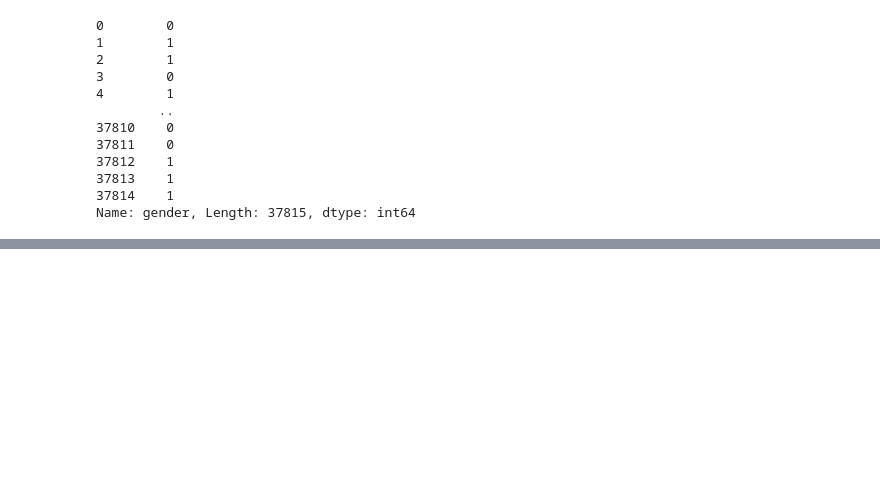
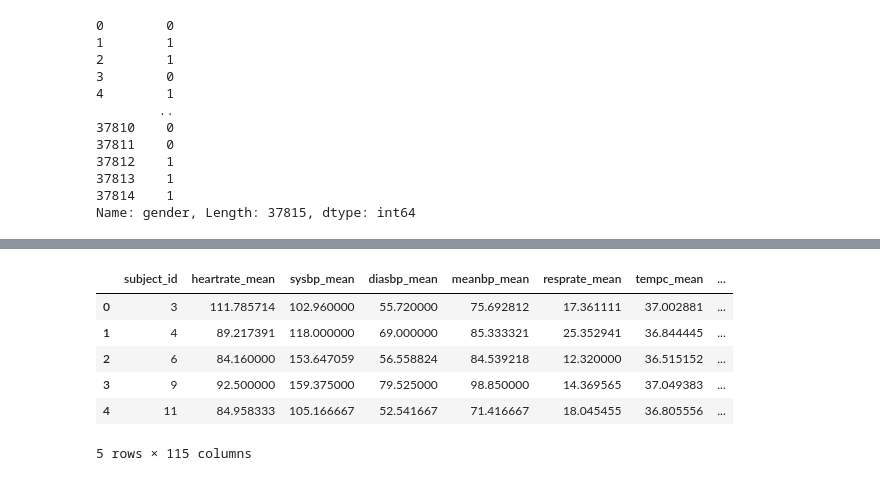
Before and after one commit to MemphiS047/icu-flow-prediction, a Jupyter notebook: script/preprocessing.ipynb, the cells around one changed output, grey strips where cells are left out. Drawn from its saved outputs; the diff is of its cells as text; code cells hidden in the pictures; blank space fills up the shorter version.

```diff
--- a/script/preprocessing.ipynb
+++ b/script/preprocessing.ipynb
@@ -288,5 +288,5 @@ Name: diagnosis_encoded, Length: 37815, dtype: float64
 # For rest of the cateogircal columns we will use one hot encoding
 categorical_cols = ['marital_status', 'ethnicity_grouped',
                     'first_careunit', 'last_careunit', 'admission_type',
-                    'admission_location', 'discharge_location']
+                    'admission_location', 'discharge_location', 'insurance']
 df = pd.get_dummies(df, columns=categorical_cols)
@@ -292,0 +302,4 @@ df = pd.get_dummies(df, columns=categorical_cols)
+# %%
+# Dropping rest of the unecessary columns
+columns_to_remove = ['language', 'religion', 'diagnosis', 'ethnicity']
+df = df.drop(columns_to_remove, axis=1)
@@ -293,3 +322,13 @@ df = pd.get_dummies(df, columns=categorical_cols)
 # %%
 # Saving dataset for use in eda later on
 df.to_csv(f'{os.getenv("ROOT_DIR")}\\data\\final.csv', index=False)
+# %%
+df.head()
+# %% [output]
+|  | subject_id | heartrate_mean | sysbp_mean | diasbp_mean | meanbp_mean | resprate_mean | tempc_mean | ... |
+| 0 | 3 | 111.785714 | 102.960000 | 55.720000 | 75.692812 | 17.361111 | 37.002881 | ... |
+| 1 | 4 | 89.217391 | 118.000000 | 69.000000 | 85.333321 | 25.352941 | 36.844445 | ... |
+| 2 | 6 | 84.160000 | 153.647059 | 56.558824 | 84.539218 | 12.320000 | 36.515152 | ... |
+| 3 | 9 | 92.500000 | 159.375000 | 79.525000 | 98.850000 | 14.369565 | 37.049383 | ... |
+| 4 | 11 | 84.958333 | 105.166667 | 52.541667 | 71.416667 | 18.045455 | 36.805556 | ... |
+5 rows × 115 columns
```
Also changed, not shown: parts of 8 cells of this notebook, 1 other file.
